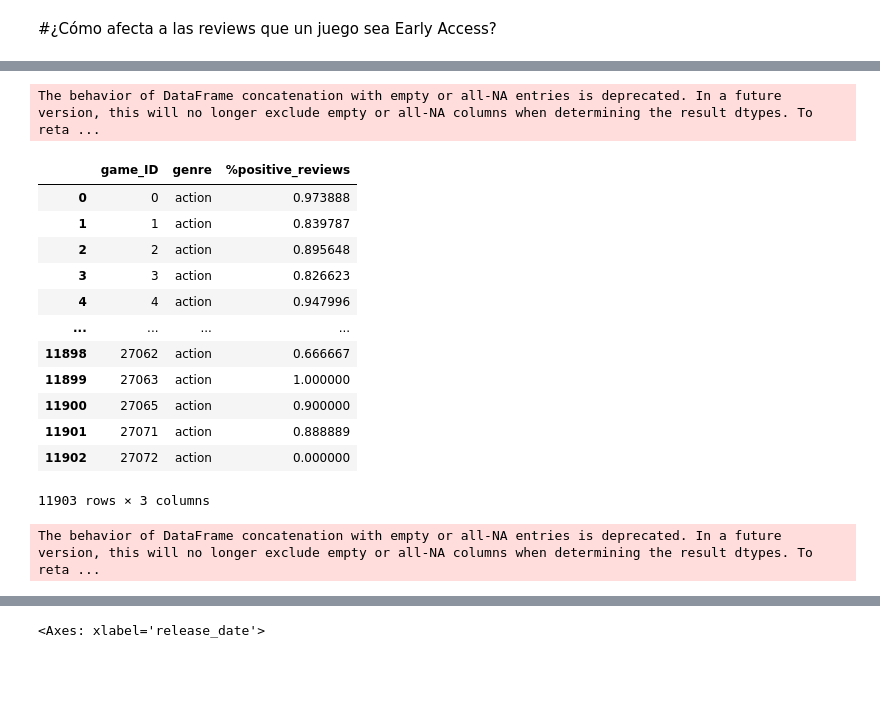
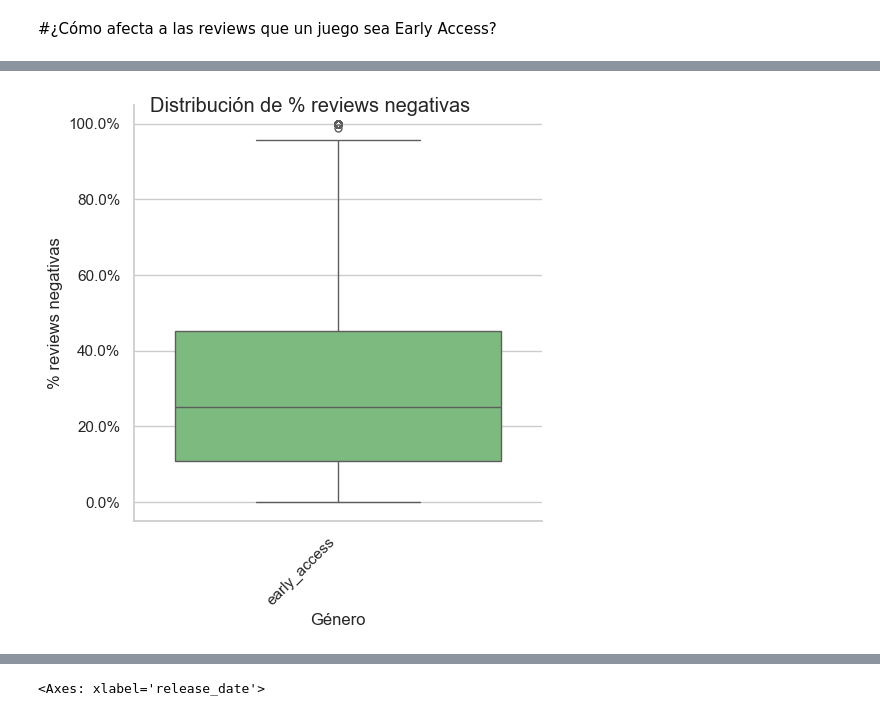
Before and after one commit to Dexinator/steam, a Jupyter notebook: steam.ipynb, the cells around one changed output, grey strips where cells are left out. Drawn from its saved outputs; the diff is of its cells as text; code cells hidden in the pictures; blank space fills up the shorter version.

```diff
--- a/steam.ipynb
+++ b/steam.ipynb
@@ -662,0 +655,4 @@ Index([    0,     1,     2,     3,     4,     5,     6,     7,     8,     9,
+# %%
+#La tabla no es suficiente para resolver esta pregunta.
+#Así que haremos un análisis de la distribución de reviews
+reviews_dist=pd.DataFrame(columns=['game_ID','genre', '%positive_reviews'])
@@ -662,0 +757,22 @@ Index([    0,     1,     2,     3,     4,     5,     6,     7,     8,     9,
+# %%
+#Early access reviews negativas
+g=sns.catplot(
+    kind='box',
+    data=reviews_dist[reviews_dist['genre']=='early_access'],
+    x='genre',
+    y='%negative_reviews',
+    palette='Greens',
+    hue='genre'
+)
+g.figure.set_size_inches(5,5)
+g.figure.suptitle('Distribución de % reviews negativas')
+
+g.set_axis_labels("Género", "% reviews negativas")
+# Disable scientific notation on y-axis
+ax = g.ax  # Access the main axes
+ax.yaxis.set_major_formatter(mticker.FuncFormatter(lambda x, _: f'{x *100:.1f}%')) # Force plain numbers
+
+plt.xticks(rotation=45, ha='right')
+plt.show()
+# %% [output]
+[figure, added]
@@ -663,25 +781,2 @@ Index([    0,     1,     2,     3,     4,     5,     6,     7,     8,     9,
 # %%
 reviews_dist=pd.DataFrame(columns=['game_ID','genre', '%positive_reviews'])
-# %%
-pd.concat([reviews_dist,pd.DataFrame({'game_ID':steam_games[steam_games['action']].index,'genre': 'action', '%positive_reviews': steam_games[steam_games['action']]['%positive_reviews']})], ignore_index=True)
-# %% [output]
-The behavior of DataFrame concatenation with empty or all-NA entries is deprecated. In a future version, this will no longer exclude empty or all-NA columns when determining the result dtypes. To reta ...
-|  | game_ID | genre | %positive_reviews |
-| 0 | 0 | action | 0.973888 |
-| 1 | 1 | action | 0.839787 |
-| 2 | 2 | action | 0.895648 |
-| 3 | 3 | action | 0.826623 |
-| 4 | 4 | action | 0.947996 |
-| ... | ... | ... | ... |
-| 11898 | 27062 | action | 0.666667 |
-| 11899 | 27063 | action | 1.000000 |
-| 11900 | 27065 | action | 0.900000 |
-| 11901 | 27071 | action | 0.888889 |
-| 11902 | 27072 | action | 0.000000 |
-11903 rows × 3 columns
-# %%
-for genre in genres:
-    temp_df=pd.DataFrame({'game_ID':steam_games[steam_games[genre]].index,'genre': genre, '%positive_reviews': steam_games[steam_games[genre]]['%positive_reviews']})
-    reviews_dist=pd.concat([reviews_dist, temp_df], ignore_index=True)
-# %% [output]
-The behavior of DataFrame concatenation with empty or all-NA entries is deprecated. In a future version, this will no longer exclude empty or all-NA columns when determining the result dtypes. To reta ...
```
Also changed, not shown: parts of 18 cells of this notebook.
